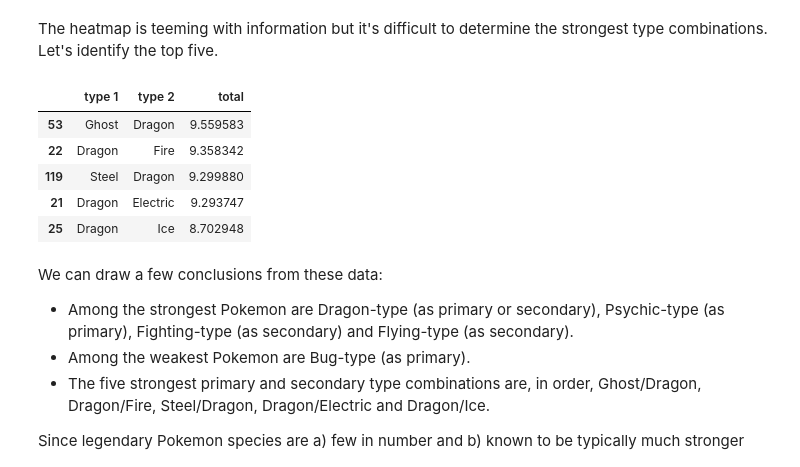
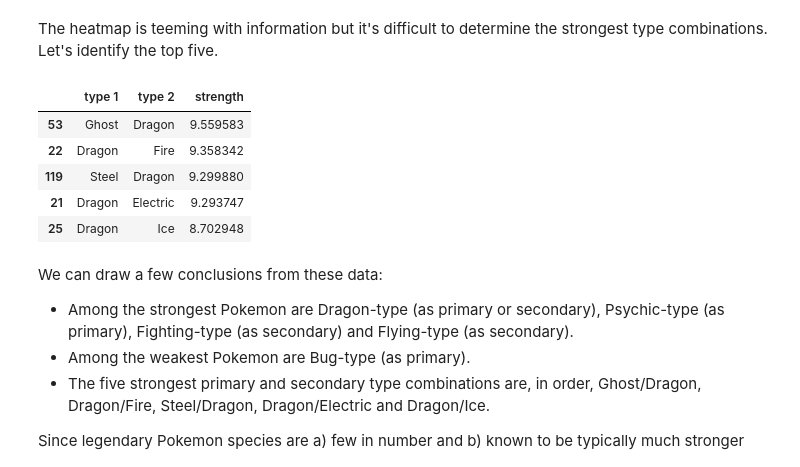
Before and after one commit to redwanhuq/pokemon_analysis, a Jupyter notebook: exploratory-analysis.ipynb, the cells around one changed output. Saved outputs shown, nothing was run; the diff lists cells and outputs as text; code cells hidden in the pictures.

Commit message:
changed total column to strength

```diff
--- a/exploratory-analysis.ipynb
+++ b/exploratory-analysis.ipynb
@@ -328,7 +328,7 @@ for stat in stats.loc[:, 'hp':'speed']:
 
 # Compute the strength of each Pokemon species as the sum of the z-scores for
 # each statistic and store the result in a new column
-norm_stats['total'] = norm_stats.loc[:, 'hp':'speed'].sum(axis='columns')
+norm_stats['strength'] = norm_stats.loc[:, 'hp':'speed'].sum(axis='columns')
 # %%
 # Join the norm_stats table with the pokedex table based on id number to report
 # the ten highest strengths
@@ -412,7 +412,7 @@ joined = pd.merge(
 )
 
 # Calculate the median strength of each primary and secondary type combination
-medians = joined.groupby(['type 1', 'type 2'])['total'].median()
+medians = joined.groupby(['type 1', 'type 2'])['strength'].median()
 
 # Display a heatmap of the median strength of each primary and secondary type
 # combination
@@ -429,9 +429,9 @@ The heatmap is teeming with information but it's difficult to determine the stro
 # %%
 # Rearrange the medians table and sort by the strongest primary and secondary
 # type combination
-medians.reset_index().sort_values('total', ascending=False).head()
+medians.reset_index().sort_values('strength', ascending=False).head()
 # %% [output]
-|  | type 1 | type 2 | total |
+|  | type 1 | type 2 | strength |
 | 53 | Ghost | Dragon | 9.559583 |
 | 22 | Dragon | Fire | 9.358342 |
 | 119 | Steel | Dragon | 9.299880 |
```
Also changed, not shown: parts of 8 cells of this notebook.
